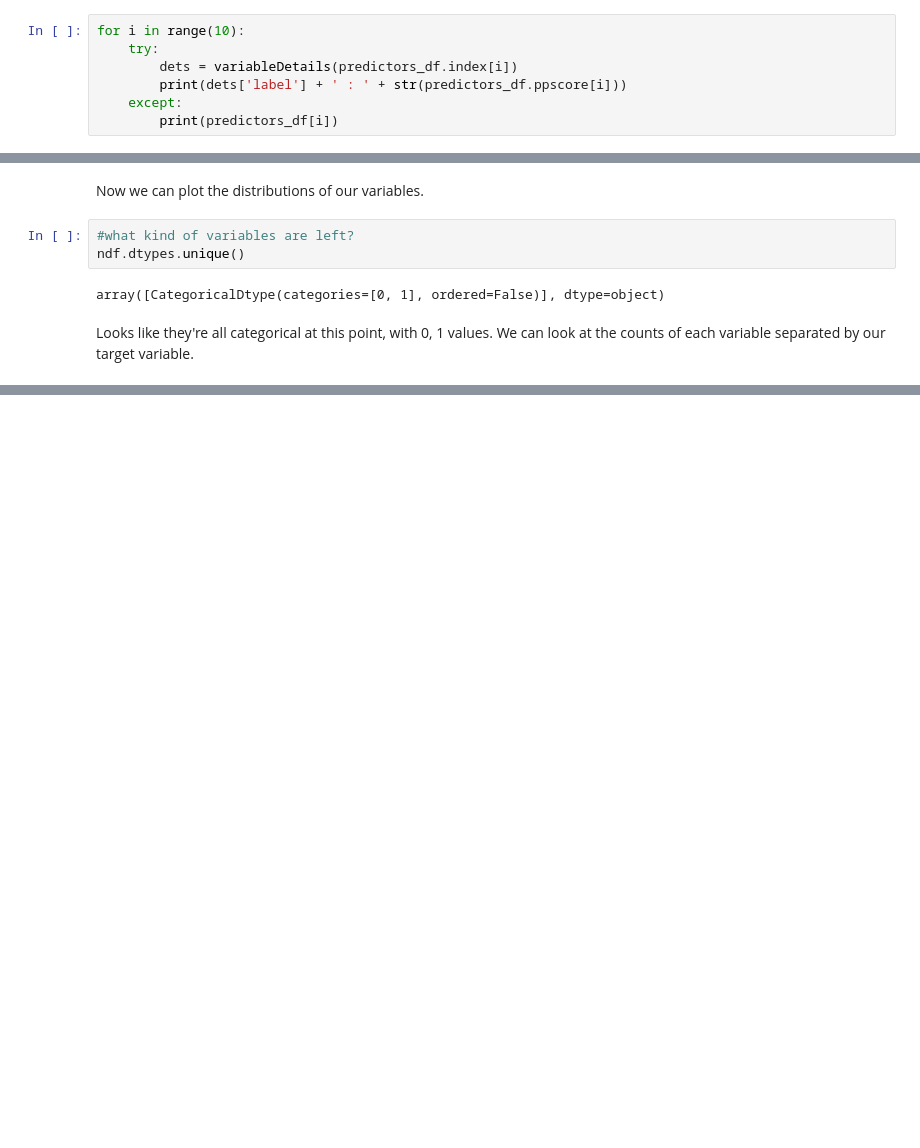
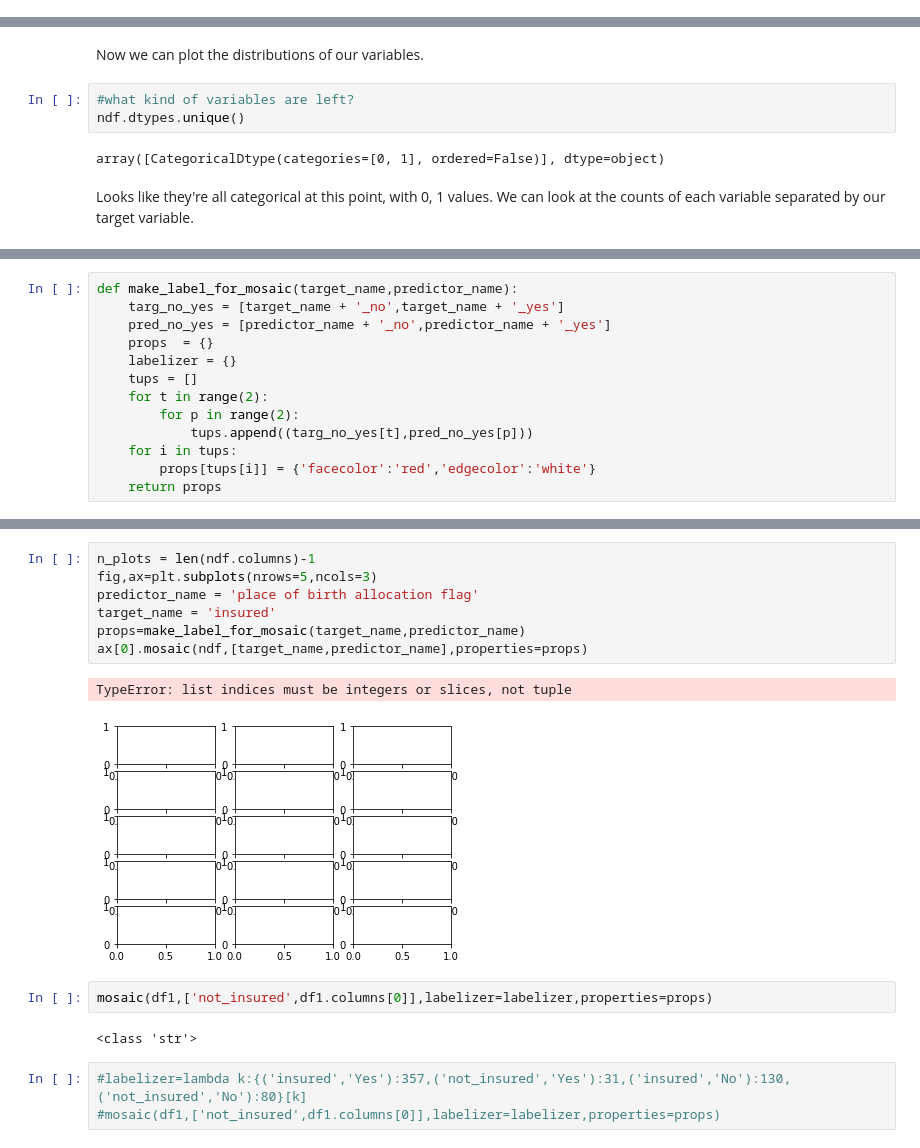
Before and after one commit to kadougherty/census_healthinsurance, a Jupyter notebook: census_healthinsurance_eda.ipynb, the cells around one changed output, grey strips where cells are left out. Saved outputs shown, nothing was run; the diff lists cells and outputs as text; blank space fills up the shorter version.

```diff
--- a/census_healthinsurance_eda.ipynb
+++ b/census_healthinsurance_eda.ipynb
@@ -456,10 +471,3 @@ print(ndf.shape)
 (14, 9)
 (15, 4)
 (25500, 15)
-# %%
-for i in range(10):
-    try:
-        dets = variableDetails(predictors_df.index[i])
-        print(dets['label'] + ' : ' + str(predictors_df.ppscore[i]))
-    except:
-        print(predictors_df[i])
@@ -528,0 +498,13 @@ plt.show()
+# %%
+def make_label_for_mosaic(target_name,predictor_name):
+    targ_no_yes = [target_name + '_no',target_name + '_yes']
+    pred_no_yes = [predictor_name + '_no',predictor_name + '_yes']
+    props  = {}
+    labelizer = {}
+    tups = []
+    for t in range(2):
+        for p in range(2):
+            tups.append((targ_no_yes[t],pred_no_yes[p]))
+    for i in tups:
+        props[tups[i]] = {'facecolor':'red','edgecolor':'white'}
+    return props
@@ -528,0 +523,17 @@ plt.show()
+# %%
+n_plots = len(ndf.columns)-1
+fig,ax=plt.subplots(nrows=5,ncols=3)
+predictor_name = 'place of birth allocation flag'
+target_name = 'insured'
+props=make_label_for_mosaic(target_name,predictor_name)
+ax[0].mosaic(ndf,[target_name,predictor_name],properties=props)
+# %% [output]
+TypeError: list indices must be integers or slices, not tuple
+[figure, added]
+# %%
+mosaic(df1,['not_insured',df1.columns[0]],labelizer=labelizer,properties=props)
+# %% [output]
+<class 'str'>
+# %%
+#labelizer=lambda k:{('insured','Yes'):357,('not_insured','Yes'):31,('insured','No'):130,('not_insured','No'):80}[k]
+#mosaic(df1,['not_insured',df1.columns[0]],labelizer=labelizer,properties=props)
```
Also changed, not shown: parts of 8 cells of this notebook, 2 other files.
